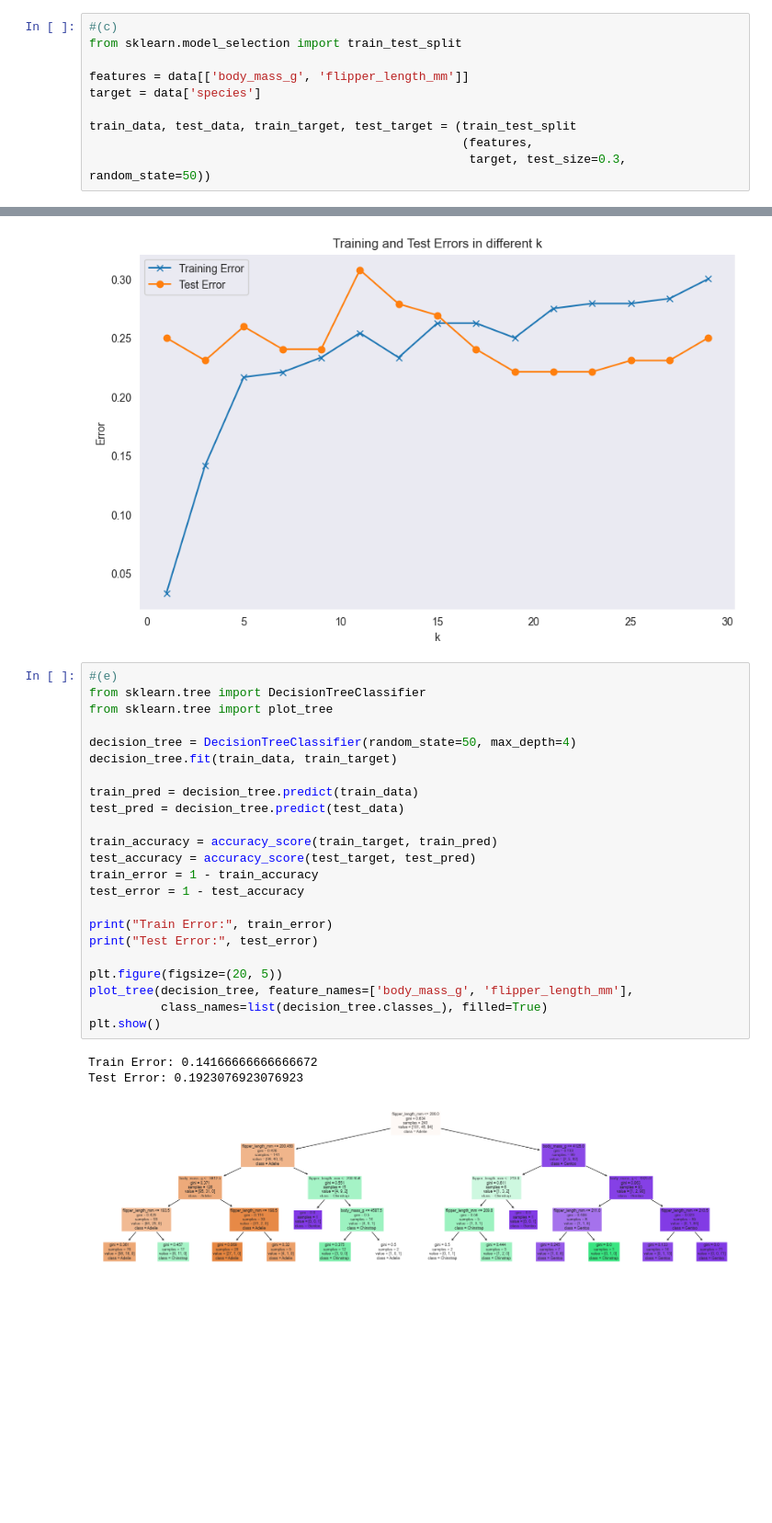
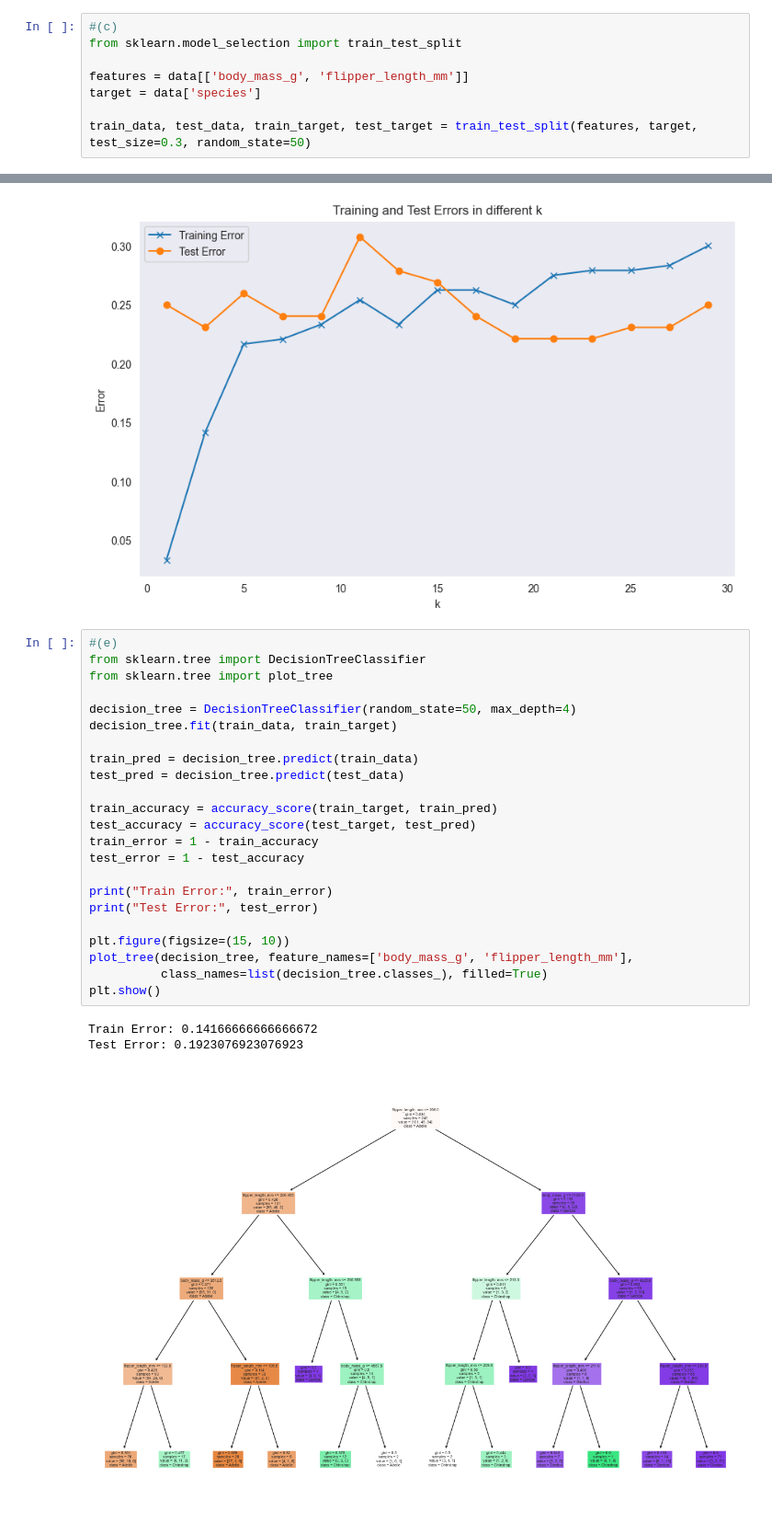
Before and after one commit to YifanZhang19/UQ, a Jupyter notebook: sem2-23/DATA7703/ass1/ass1.ipynb, the cells around one changed output, grey strips where cells are left out. Shown at 92% size. Cells and saved outputs as stored; diff of their text form; blank space fills up the shorter version.

```diff
--- a/sem2-23/DATA7703/ass1/ass1.ipynb
+++ b/sem2-23/DATA7703/ass1/ass1.ipynb
@@ -162,9 +162,7 @@ from sklearn.model_selection import train_test_split
 features = data[['body_mass_g', 'flipper_length_mm']]
 target = data['species']
 
-train_data, test_data, train_target, test_target = (train_test_split
-                                                    (features,
-                                                     target, test_size=0.3, random_state=50))
+train_data, test_data, train_target, test_target = train_test_split(features, target, test_size=0.3, random_state=50)
 # %%
 #(d)
 from sklearn.neighbors import KNeighborsClassifier
@@ -203,27 +201,27 @@ plt.show()
 # %%
 #(e)
 from sklearn.tree import DecisionTreeClassifier
 from sklearn.tree import plot_tree
 
 decision_tree = DecisionTreeClassifier(random_state=50, max_depth=4)
 decision_tree.fit(train_data, train_target)
 
 train_pred = decision_tree.predict(train_data)
 test_pred = decision_tree.predict(test_data)
 
 train_accuracy = accuracy_score(train_target, train_pred)
 test_accuracy = accuracy_score(test_target, test_pred)
 train_error = 1 - train_accuracy
 test_error = 1 - test_accuracy
 
 print("Train Error:", train_error)
 print("Test Error:", test_error)
 
-plt.figure(figsize=(20, 5))
+plt.figure(figsize=(15, 10))
 plot_tree(decision_tree, feature_names=['body_mass_g', 'flipper_length_mm'],
           class_names=list(decision_tree.classes_), filled=True)
 plt.show()
 # %% [output]
 Train Error: 0.14166666666666672
 Test Error: 0.1923076923076923
-[figure, old version]
+[figure, new version]
```
